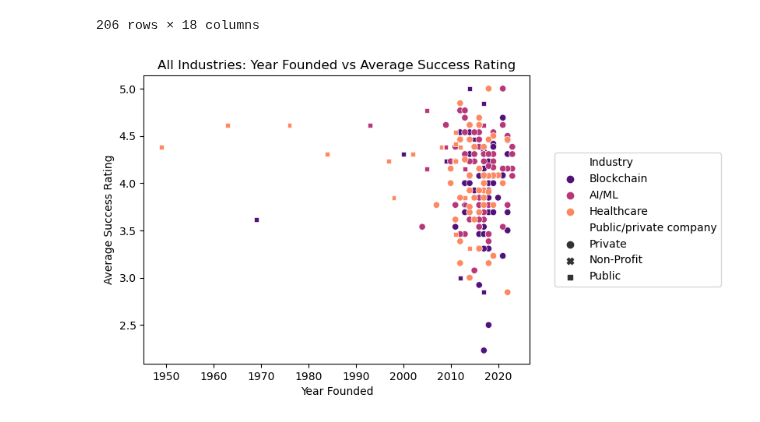
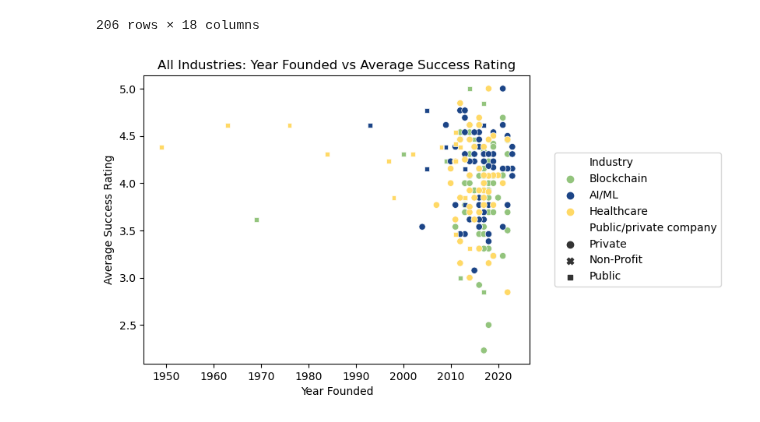
Before and after one commit to abigailmyu/futurist-analysis, a Jupyter notebook: Futurist_Analysis.ipynb, the cells around one changed output. Saved outputs shown, nothing was run; the diff lists cells and outputs as text; code cells hidden in the pictures.

Commit message:
add raw data and add palettes to visualizations

```diff
--- a/Futurist_Analysis.ipynb
+++ b/Futurist_Analysis.ipynb
@@ -229,12 +233,17 @@ joined
 | 211 | CVS Health | Public | 1963.0 | 5.0 | 5.0 | ... |
 206 rows × 18 columns
 # %%
+# Palette (in order):
+# Primary: dark blue, light blue, orange – "#1C4587", "#3D78D8", "#E48900"
+# Secondary: yellow, light green – "#FFD966", "#93C47D"
+palette_4 = {"AI/ML": "#1C4587", "Healthcare": "#FFD966", "Blockchain": "#93C47D"}
+
 sns.scatterplot(data=joined, x='Founded in', y='Average Success Rating',
                 hue='Industry', style='Public/private company',
-                palette='magma').legend(loc='center left', bbox_to_anchor=(1.05, 0.5), ncol=1)
+                palette=palette_4).legend(loc='center left', bbox_to_anchor=(1.05, 0.5), ncol=1)
 plt.title('All Industries: Year Founded vs Average Success Rating')
 plt.xlabel('Year Founded')
 plt.ylabel('Average Success Rating')
 plt.show()
 # %% [output]
-[figure, old version]
+[figure, new version]
```
Also changed, not shown: parts of 6 cells of this notebook, 2 other files.
